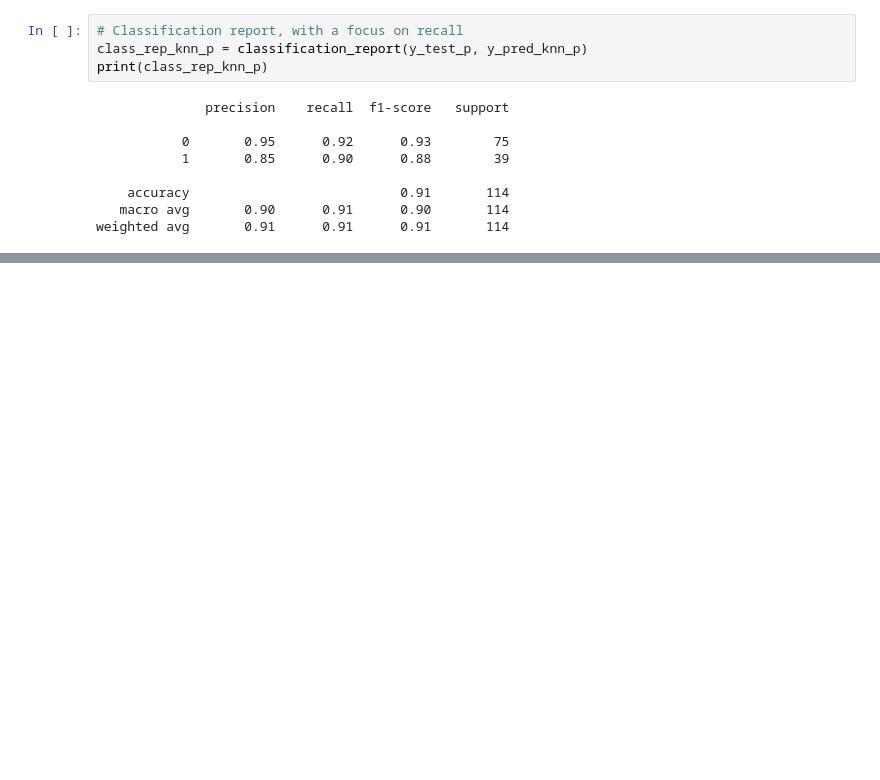
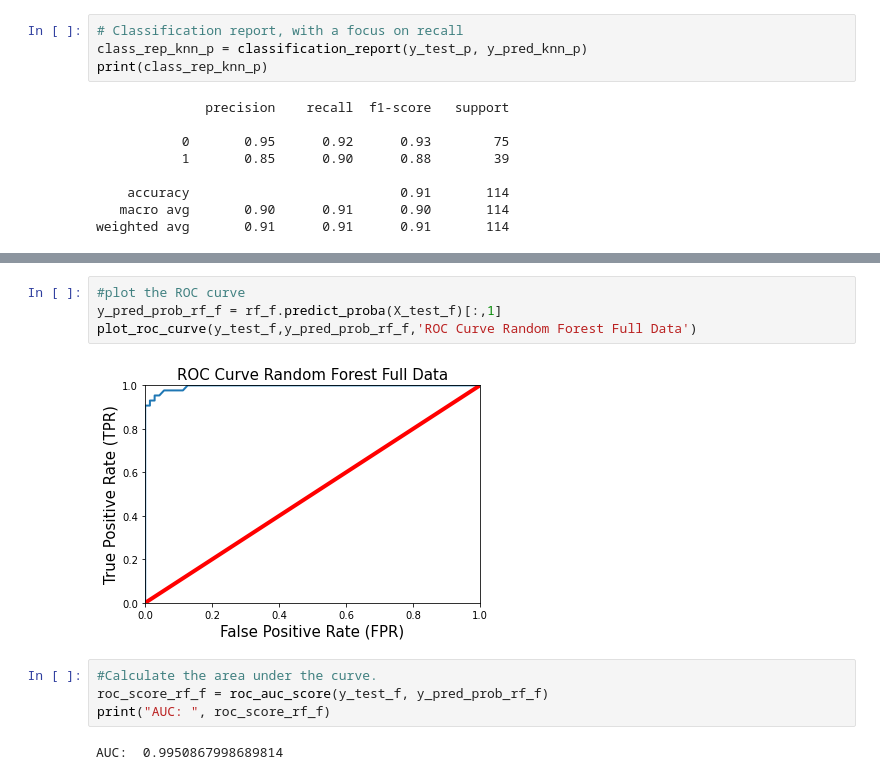
Before and after one commit to dawgtree/CapstoneThreeProject, a Jupyter notebook: Cancer Diagnosis Capstone Project Modeling.ipynb, the cells around one changed output, grey strips where cells are left out. Drawn from its saved outputs; the diff is of its cells as text; blank space fills up the shorter version.

```diff
--- a/Cancer Diagnosis Capstone Project Modeling.ipynb
+++ b/Cancer Diagnosis Capstone Project Modeling.ipynb
@@ -226,0 +265,12 @@ These numbers are even worse.  We will visualize the numbers later, but none of
+# %%
+#plot the ROC curve
+y_pred_prob_rf_f = rf_f.predict_proba(X_test_f)[:,1]
+plot_roc_curve(y_test_f,y_pred_prob_rf_f,'ROC Curve Random Forest Full Data')
+# %% [output]
+[figure, added]
+# %%
+#Calculate the area under the curve.
+roc_score_rf_f = roc_auc_score(y_test_f, y_pred_prob_rf_f)
+print("AUC: ", roc_score_rf_f)
+# %% [output]
+AUC:  0.9950867998689814
```
Also changed, not shown: parts of 68 cells of this notebook.
